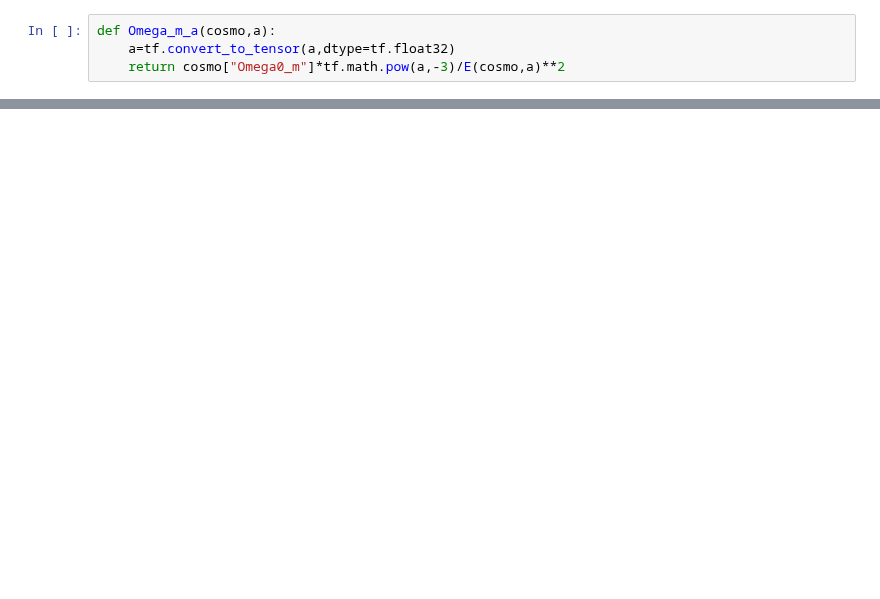
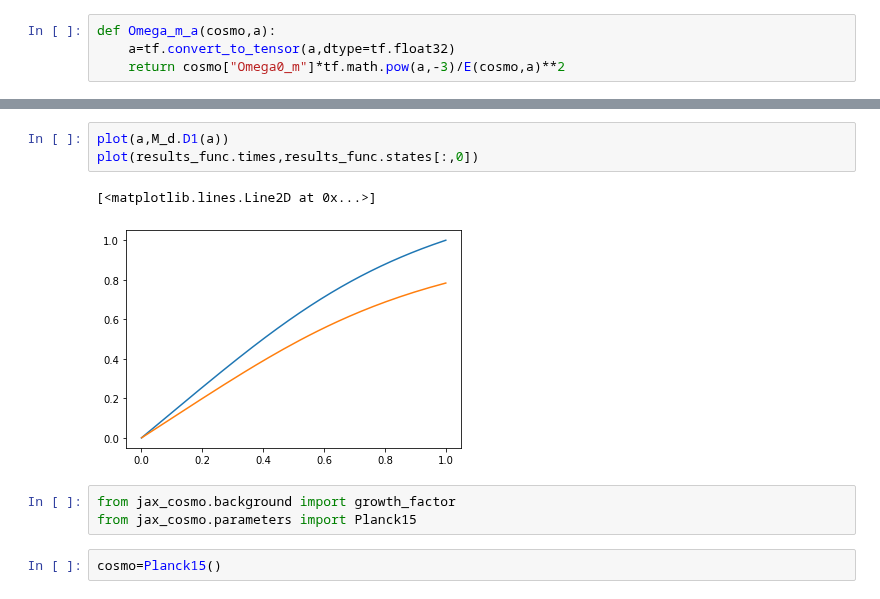
Before and after one commit to DifferentiableUniverseInitiative/flowpm, a Jupyter notebook: notebooks/growth_function.ipynb, the cells around one changed output, grey strips where cells are left out. Cells and saved outputs as stored; diff of their text form; blank space fills up the shorter version.

```diff
--- a/notebooks/growth_function.ipynb
+++ b/notebooks/growth_function.ipynb
@@ -122,0 +145,11 @@ Populating the interactive namespace from numpy and matplotlib
+# %%
+plot(a,M_d.D1(a))
+plot(results_func.times,results_func.states[:,0])
+# %% [output]
+[<matplotlib.lines.Line2D at 0x...>]
+[figure, added]
+# %%
+from jax_cosmo.background import growth_factor
+from jax_cosmo.parameters import Planck15
+# %%
+cosmo=Planck15()
```
Also changed, not shown: parts of 19 cells of this notebook.
